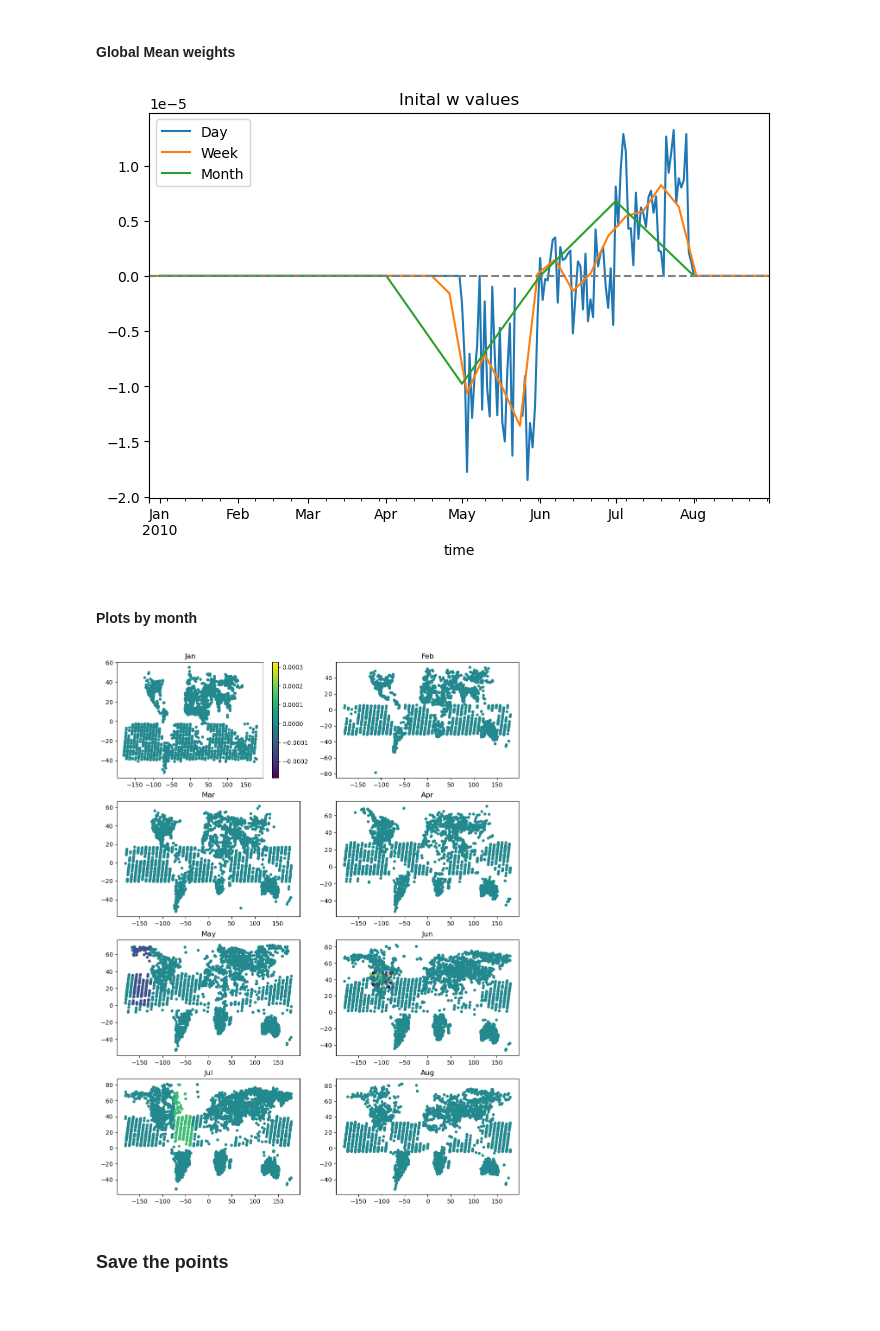
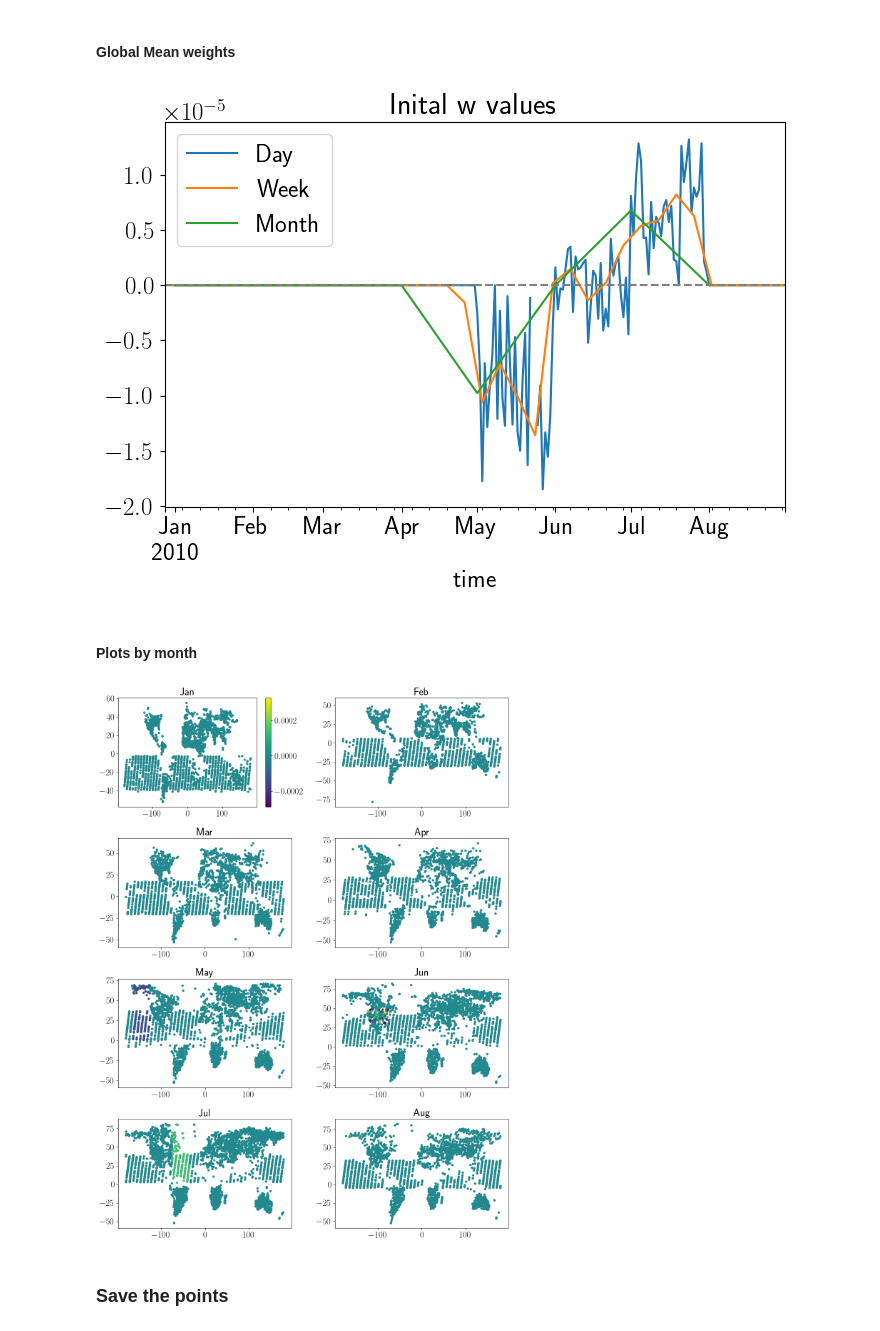
Before and after one commit to mcstanle/cf_inversion_sb_admm, a Jupyter notebook: starting_w_search_physical_motivation.ipynb, the cells around one changed output. Cells and saved outputs as stored; diff of their text form; code cells hidden in the pictures.

```diff
--- a/starting_w_search_physical_motivation.ipynb
+++ b/starting_w_search_physical_motivation.ipynb
@@ -320,6 +320,13 @@ plt.show()
 [figure]
 # %% [markdown]
 #### Plots by month
+# %%
+import matplotlib
+
+# matplotlib settings
+matplotlib.rcParams['text.usetex'] = True
+plt.rcParams.update({'font.size': 18})
+plt.rc('text.latex', preamble=r'\usepackage{bm}')
 # %%
 # define a color scheme
 norm_start = mcolors.Normalize(
@@ -462,7 +469,7 @@ ax.legend()
 ax.set_title('Inital w values')
 plt.show()
 # %% [output]
-[figure, old version]
+[figure, new version]
 # %% [markdown]
 #### Plots by month
 # %%
@@ -471,27 +478,32 @@ norm_start = mcolors.Normalize(
     vmin=gosat_df['w_start_06'].min(),
     vmax=gosat_df['w_start_06'].max(),
 )
+# %%
+# set path to save images
+IMAGE_PATH = '/Users/mikestanley/Research/Carbon_Flux/optimization/figures/final_images'
 # %%
 # w start
 fig, ax = plt.subplots(ncols=2, nrows=4, figsize=(12, 16))
 months = ['Jan', 'Feb', 'Mar', 'Apr', 'May', 'Jun', 'Jul', 'Aug']
 
 for i in range(8):
     row_idx = i // 2
     col_idx = i % 2
     month_idxs = gosat_df['month'].astype(int) == i + 1
     sp_i = ax[row_idx, col_idx].scatter(
         gosat_df['lon'][month_idxs], gosat_df['lat'][month_idxs],
         c=gosat_df['w_start_06'][month_idxs],
         norm=norm_start,
         s=14
     )
     ax[row_idx, col_idx].set_title(months[i])
 
 plt.colorbar(sp_i,ax=ax[0, 0])
+plt.tight_layout()
+plt.savefig(IMAGE_PATH + '/dual_starting_point.png', dpi=300)
 plt.show()
 # %% [output]
-[figure, old version]
+[figure, new version]
 # %% [markdown]
 ### Save the points
 # %%
```
Also changed, not shown: parts of 1 cell of this notebook, 8 other files.
